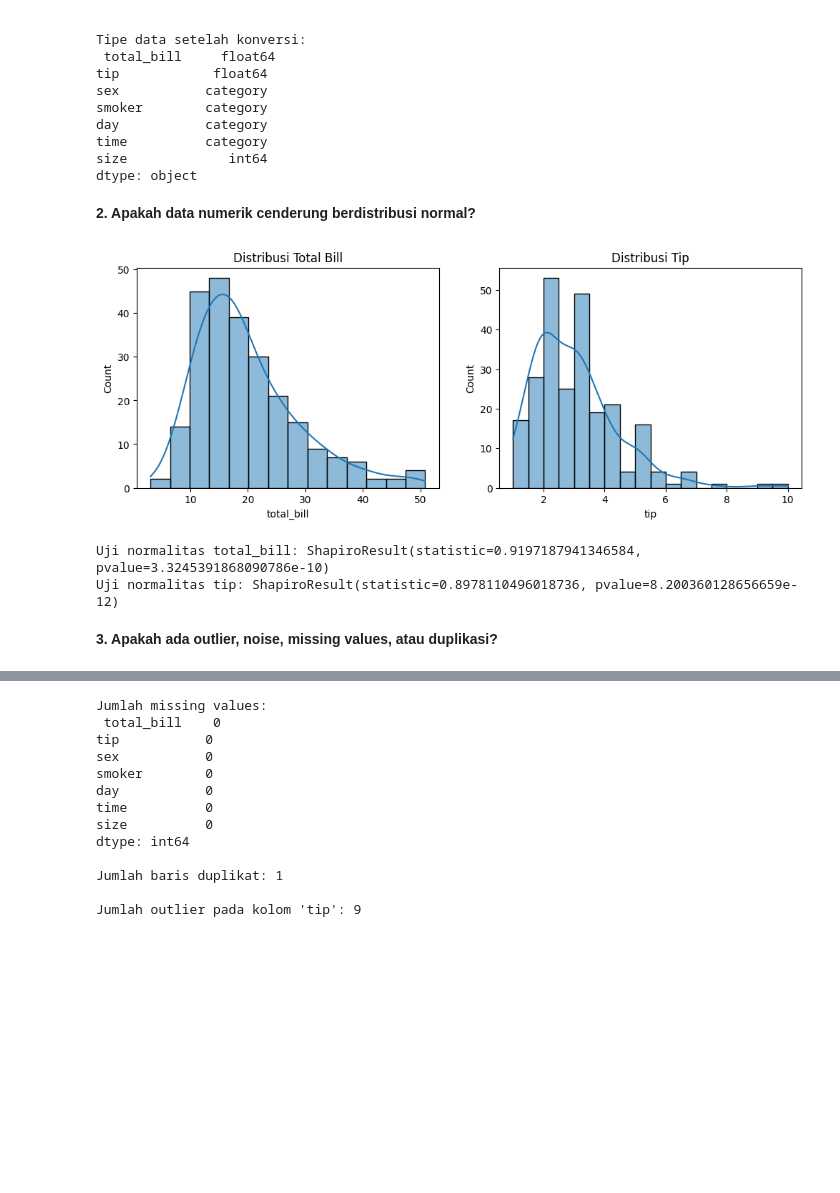
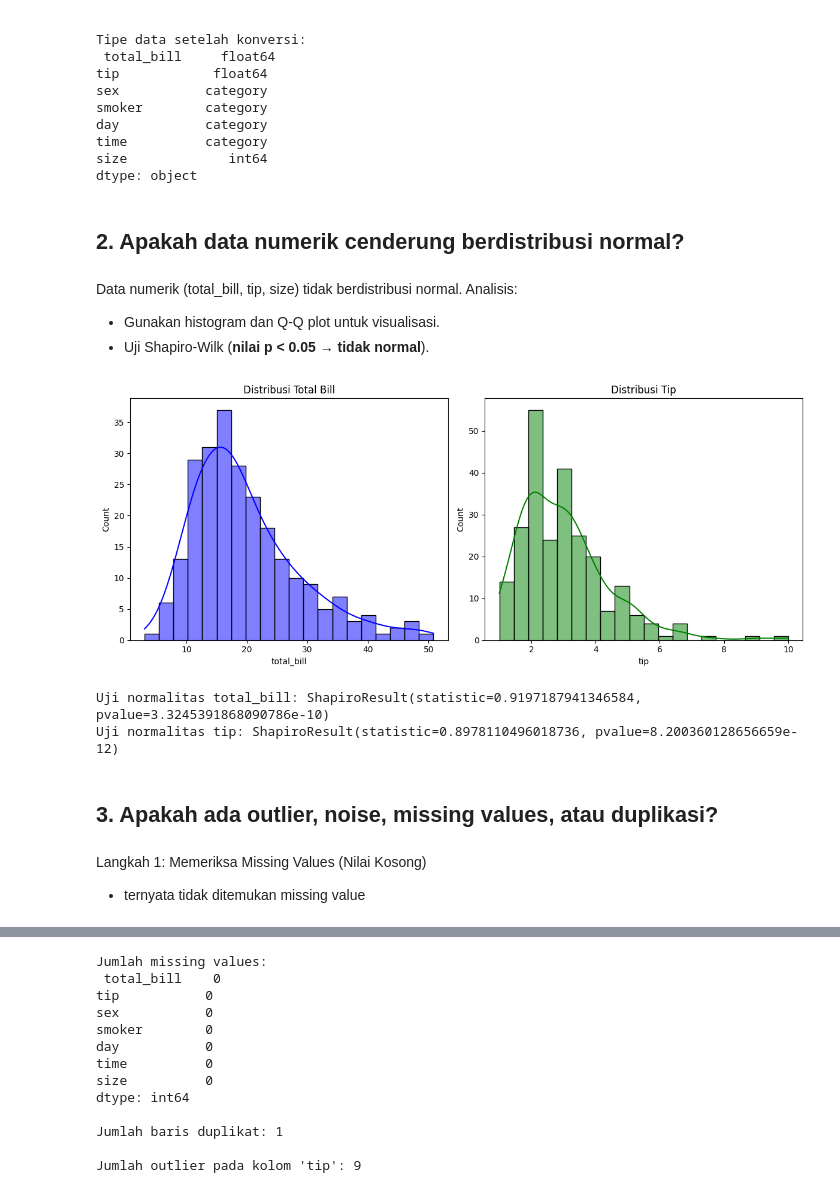
Before and after one commit to robet31/RAPIGANTENG, a Jupyter notebook: Tugas_2-EDA-DataMining.ipynb, the cells around one changed output, grey strips where cells are left out. Cells and saved outputs as stored; diff of their text form; code cells hidden in the pictures; blank space fills up the shorter version.

```diff
--- a/Tugas_2-EDA-DataMining.ipynb
+++ b/Tugas_2-EDA-DataMining.ipynb
@@ -40,29 +61,49 @@ time          category
 size             int64
 dtype: object
 # %% [markdown]
-**2. Apakah data numerik cenderung berdistribusi normal?**
+## **2. Apakah data numerik cenderung berdistribusi normal?**
+# %% [markdown]
+Data numerik (total_bill, tip, size) tidak berdistribusi normal.
+Analisis:
+
+
+
+*   Gunakan histogram dan Q-Q plot untuk visualisasi.
+*   Uji Shapiro-Wilk (**nilai p < 0.05** → **tidak normal**).
 # %%
 import seaborn as sns
 import matplotlib.pyplot as plt
-from scipy import stats
+import scipy.stats as stats
 
-# Histogram untuk total_bill dan tip
-plt.figure(figsize=(12, 4))
-plt.subplot(1, 2, 1)
-sns.histplot(df['total_bill'], kde=True)
-plt.title('Distribusi Total Bill')
+# Plot histogram untuk melihat distribusi total_bill dan tip
+fig, axes = plt.subplots(1, 2, figsize=(12, 5))
 
-plt.subplot(1, 2, 2)
-sns.histplot(df['tip'], kde=True)
-plt.title('Distribusi Tip')
+sns.histplot(df["total_bill"], kde=True, ax=axes[0], bins=20, color='blue')
+axes[0].set_title("Distribusi Total Bill")
+
+sns.histplot(df["tip"], kde=True, ax=axes[1], bins=20, color='green')
+axes[1].set_title("Distribusi Tip")
+
+plt.tight_layout()
 plt.show()
+
+# Uji normalitas dengan Shapiro-Wilk Test
+shapiro_total_bill = stats.shapiro(df["total_bill"])
+shapiro_tip = stats.shapiro(df["tip"])
+
+shapiro_total_bill, shapiro_tip
+
 
 # Uji Shapiro-Wilk
 print("Uji normalitas total_bill:", stats.shapiro(df['total_bill']))
 print("Uji normalitas tip:", stats.shapiro(df['tip']))
 # %% [output]
-[figure, old version]
+[figure, new version]
 Uji normalitas total_bill: ShapiroResult(statistic=0.9197187941346584, pvalue=3.3245391868090786e-10)
 Uji normalitas tip: ShapiroResult(statistic=0.8978110496018736, pvalue=8.200360128656659e-12)
 # %% [markdown]
-**3. Apakah ada outlier, noise, missing values, atau duplikasi?**
+## **3. Apakah ada outlier, noise, missing values, atau duplikasi?**
+# %% [markdown]
+Langkah 1: Memeriksa Missing Values (Nilai Kosong)
+
+- ternyata tidak ditemukan missing value
```
Also changed, not shown: parts of 17 cells of this notebook.
